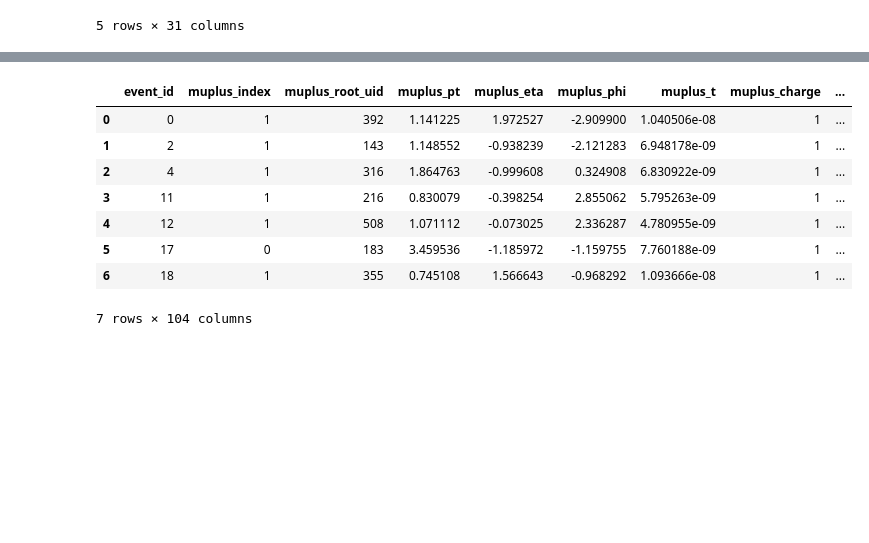
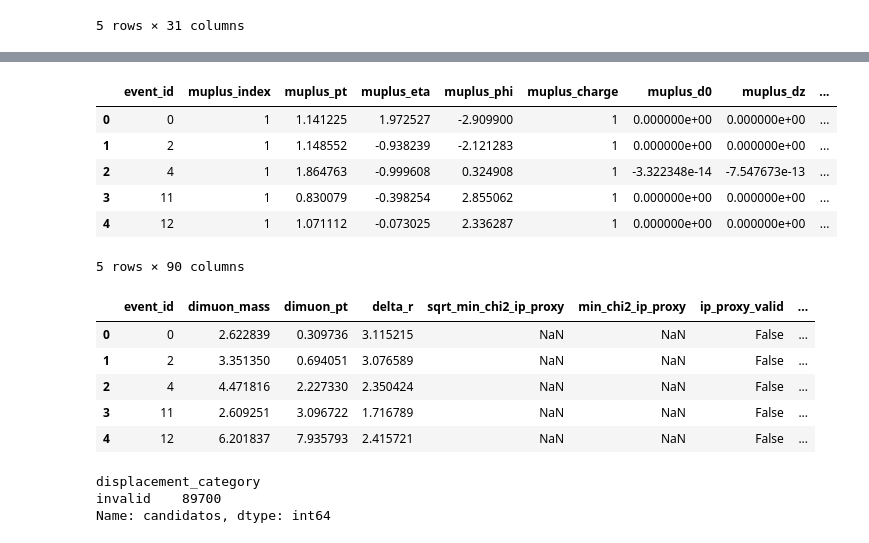
Before and after one commit to MASilva139/ECFM-PF, a Jupyter notebook: MadGraph/dimuons_p01_70GeV.ipynb, the cells around one changed output, grey strips where cells are left out. Drawn from its saved outputs; the diff is of its cells as text; code cells hidden in the pictures; blank space fills up the shorter version.

```diff
--- a/MadGraph/dimuons_p01_70GeV.ipynb
+++ b/MadGraph/dimuons_p01_70GeV.ipynb
@@ -27,7 +44,7 @@ collections = (
 # %%
 io.load_dataframe(
     branches=io.txt_data("mpmm"),
-    dataset=DATASET01,
+    dataset=DATASET,
 ).head()
 # %% [output]
 Ramas cargadas desde: C:\Users\mario\Documents\PF\MadGraph\analysis\mpmm.txt
@@ -78,9 +93,23 @@ PDATASET01 = 'mpmm_70GeV_p'
 # %%
-cut = '(Eta < 5.0) & (Eta > 2)'
+# cut = '(Eta < 5.0) & (Eta > 2)'
+MUON_BRANCHES = (
+    'event_id',
+    'object_index',
+    'PT',
+    'Eta',
+    'Phi',
+    'Charge',
+    'D0',
+    'DZ',
+    'ErrorD0',
+    'ErrorDZ',
+    'IsolationVar',
+    'Particle_ref'
+)
 # %%
 df_events = io.load_dataframe(
     branches=None,
-    dataset=PDATASET01,
+    dataset=PDATASET,
     tree_path='Events',
 )
 df_events.head()
@@ -115,7 +127,7 @@ Guardado en: C:\Users\mario\Documents\PF\MadGraph\assset\images\delphes\c02\even
 # %%
 df_muons = io.load_dataframe(
-    branches=None,
-    dataset=PDATASET01,
+    branches=MUON_BRANCHES,
+    dataset=PDATASET,
     tree_path='Muons'
 )
 df_muons.head(7)
@@ -273,14 +176,42 @@ Total de eventos: 2,443,494 eventos
 # %%
-df_dimuons = ph.prepare_dimuon_analysis(df_muons, events=df_events)
-df_dimuons.head(7)
+df_dimuons = ph.prepare_dimuon_analysis(
+    df_muons,
+    events=df_events,
+    min_muon_pt=MIN_MUON_PT,
+    classify_displacement=True,
+    prompt_max_significance=3.0,
+    displaced_min_significance=5.0
+)
+df_dimuons.head()
 # %% [output]
-|  | event_id | muplus_index | muplus_root_uid | muplus_pt | muplus_eta | muplus_phi | muplus_t | muplus_charge | ... |
-| 0 | 0 | 1 | 392 | 1.141225 | 1.972527 | -2.909900 | 1.040506e-08 | 1 | ... |
-| 1 | 2 | 1 | 143 | 1.148552 | -0.938239 | -2.121283 | 6.948178e-09 | 1 | ... |
-| 2 | 4 | 1 | 316 | 1.864763 | -0.999608 | 0.324908 | 6.830922e-09 | 1 | ... |
-| 3 | 11 | 1 | 216 | 0.830079 | -0.398254 | 2.855062 | 5.795263e-09 | 1 | ... |
-| 4 | 12 | 1 | 508 | 1.071112 | -0.073025 | 2.336287 | 4.780955e-09 | 1 | ... |
-| 5 | 17 | 0 | 183 | 3.459536 | -1.185972 | -1.159755 | 7.760188e-09 | 1 | ... |
-| 6 | 18 | 1 | 355 | 0.745108 | 1.566643 | -0.968292 | 1.093666e-08 | 1 | ... |
+|  | event_id | muplus_index | muplus_pt | muplus_eta | muplus_phi | muplus_charge | muplus_d0 | muplus_dz | ... |
+| 0 | 0 | 1 | 1.141225 | 1.972527 | -2.909900 | 1 | 0.000000e+00 | 0.000000e+00 | ... |
+| 1 | 2 | 1 | 1.148552 | -0.938239 | -2.121283 | 1 | 0.000000e+00 | 0.000000e+00 | ... |
+| 2 | 4 | 1 | 1.864763 | -0.999608 | 0.324908 | 1 | -3.322348e-14 | -7.547673e-13 | ... |
+| 3 | 11 | 1 | 0.830079 | -0.398254 | 2.855062 | 1 | 0.000000e+00 | 0.000000e+00 | ... |
+| 4 | 12 | 1 | 1.071112 | -0.073025 | 2.336287 | 1 | 0.000000e+00 | 0.000000e+00 | ... |
-7 rows × 104 columns
+5 rows × 90 columns
+# %%
+display(df_dimuons[[
+    "event_id", "dimuon_mass", "dimuon_pt", "delta_r",
+    "sqrt_min_chi2_ip_proxy", "min_chi2_ip_proxy",
+    "ip_proxy_valid", "displacement_category"
+]].head())
+# %% [output]
+|  | event_id | dimuon_mass | dimuon_pt | delta_r | sqrt_min_chi2_ip_proxy | min_chi2_ip_proxy | ip_proxy_valid | ... |
+| 0 | 0 | 2.622839 | 0.309736 | 3.115215 | NaN | NaN | False | ... |
+| 1 | 2 | 3.351350 | 0.694051 | 3.076589 | NaN | NaN | False | ... |
+| 2 | 4 | 4.471816 | 2.227330 | 2.350424 | NaN | NaN | False | ... |
+| 3 | 11 | 2.609251 | 3.096722 | 1.716789 | NaN | NaN | False | ... |
+| 4 | 12 | 6.201837 | 7.935793 | 2.415721 | NaN | NaN | False | ... |
+# %%
+display(
+    df_dimuons['displacement_category']
+    .value_counts(dropna=False)
+    .rename('candidatos')
+)
+# %% [output]
+displacement_category
+invalid    89700
+Name: candidatos, dtype: int64
 # %%
```
Also changed, not shown: parts of 38 cells of this notebook, 8 other files.
